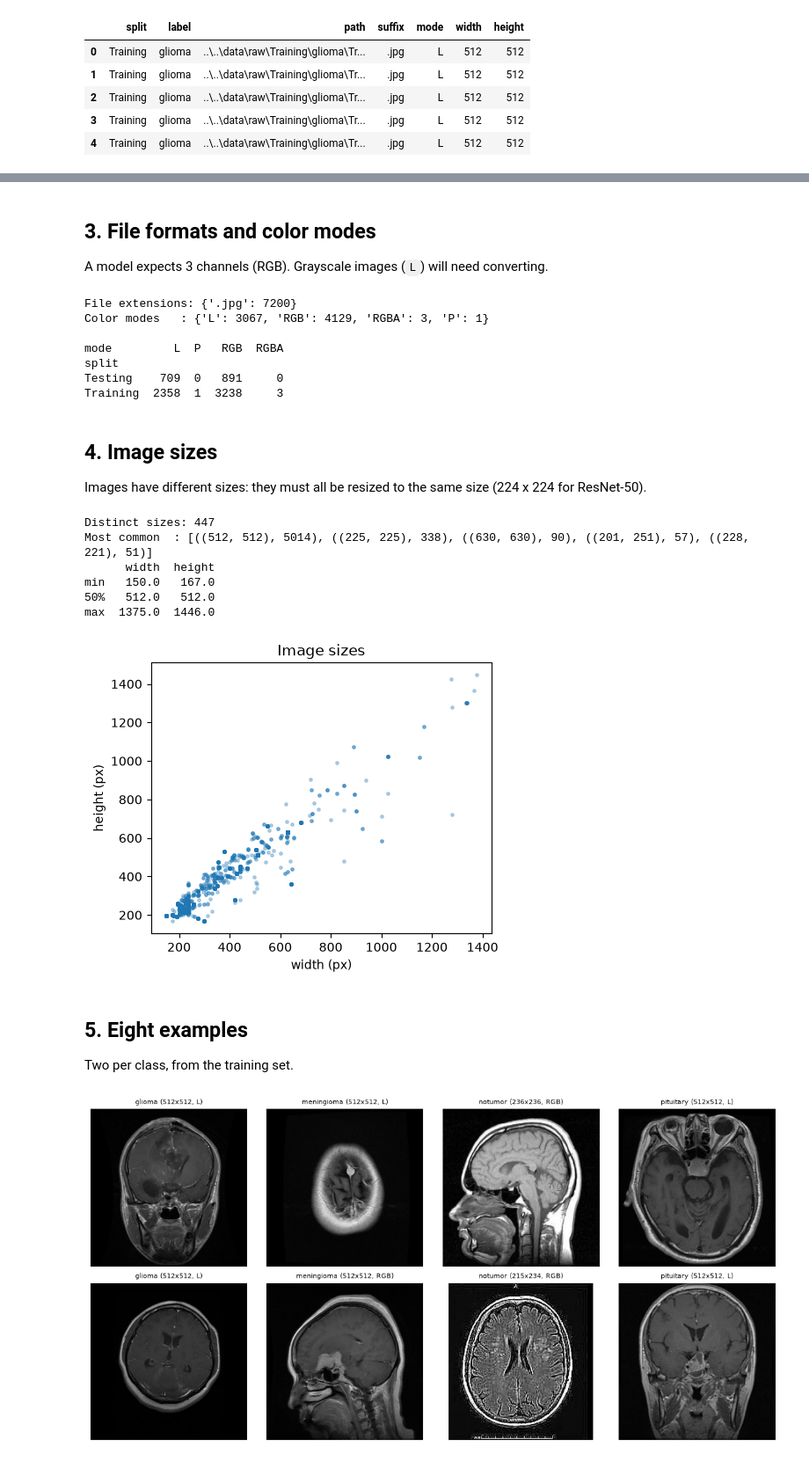
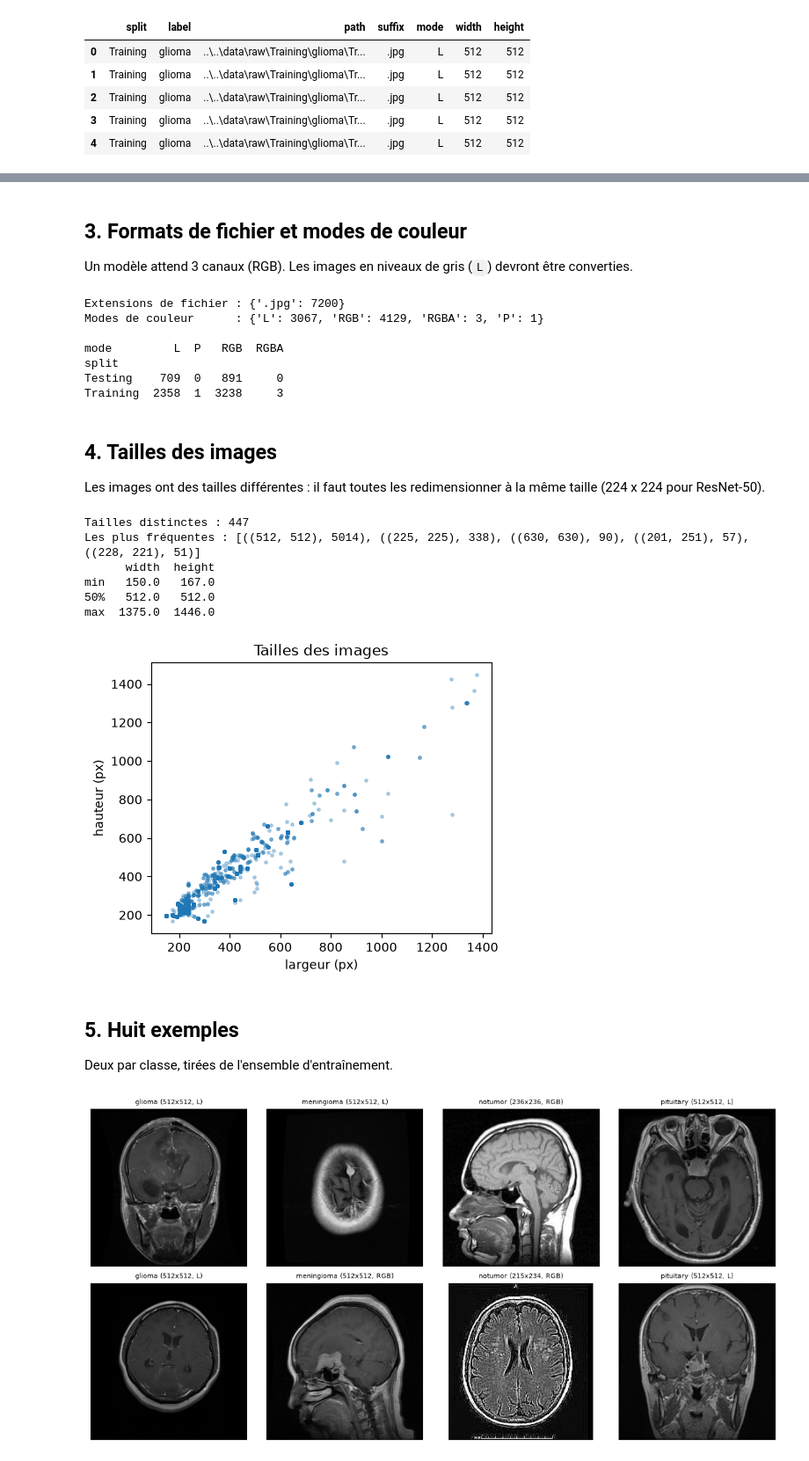
Before and after one commit to david-b59/deep-learning-projects, a Jupyter notebook: brain-tumor-classifier/ml/notebooks/01_exploration.ipynb, the cells around one changed output, grey strips where cells are left out. Shown at 88% size. Drawn from its saved outputs; the diff is of its cells as text; code cells hidden in the pictures.

```diff
--- a/brain-tumor-classifier/ml/notebooks/01_exploration.ipynb
+++ b/brain-tumor-classifier/ml/notebooks/01_exploration.ipynb
@@ -71,45 +71,45 @@ Training    1400        1400     1400       1400   5600
-# %% [markdown]
-## 3. File formats and color modes
-A model expects 3 channels (RGB). Grayscale images (`L`) will need converting.
+# %% [markdown]
+## 3. Formats de fichier et modes de couleur
+Un modèle attend 3 canaux (RGB). Les images en niveaux de gris (`L`) devront être converties.
 # %%
-print("File extensions:", dict(Counter(df["suffix"])))
-print("Color modes   :", dict(Counter(df["mode"])))
+print("Extensions de fichier :", dict(Counter(df["suffix"])))
+print("Modes de couleur      :", dict(Counter(df["mode"])))
 print()
 print(df.groupby(["split", "mode"]).size().unstack(fill_value=0))
 # %% [output]
-File extensions: {'.jpg': 7200}
-Color modes   : {'L': 3067, 'RGB': 4129, 'RGBA': 3, 'P': 1}
+Extensions de fichier : {'.jpg': 7200}
+Modes de couleur      : {'L': 3067, 'RGB': 4129, 'RGBA': 3, 'P': 1}
 
 mode         L  P   RGB  RGBA
 split
 Testing    709  0   891     0
 Training  2358  1  3238     3
-# %% [markdown]
-## 4. Image sizes
-Images have different sizes: they must all be resized to the same size (224 x 224 for ResNet-50).
+# %% [markdown]
+## 4. Tailles des images
+Les images ont des tailles différentes : il faut toutes les redimensionner à la même taille (224 x 224 pour ResNet-50).
 # %%
 sizes = Counter(zip(df["width"], df["height"], strict=True))
-print("Distinct sizes:", len(sizes))
-print("Most common  :", sizes.most_common(5))
+print("Tailles distinctes :", len(sizes))
+print("Les plus fréquentes :", sizes.most_common(5))
 print(df[["width", "height"]].describe().loc[["min", "50%", "max"]])
 
 fig, ax = plt.subplots(figsize=(5, 4))
 ax.scatter(df["width"], df["height"], s=6, alpha=0.3)
-ax.set_xlabel("width (px)")
-ax.set_ylabel("height (px)")
-ax.set_title("Image sizes")
+ax.set_xlabel("largeur (px)")
+ax.set_ylabel("hauteur (px)")
+ax.set_title("Tailles des images")
 plt.show()
 # %% [output]
-Distinct sizes: 447
-Most common  : [((512, 512), 5014), ((225, 225), 338), ((630, 630), 90), ((201, 251), 57), ((228, 221), 51)]
+Tailles distinctes : 447
+Les plus fréquentes : [((512, 512), 5014), ((225, 225), 338), ((630, 630), 90), ((201, 251), 57), ((228, 221), 51)]
       width  height
 min   150.0   167.0
 50%   512.0   512.0
 max  1375.0  1446.0
-[figure, old version]
+[figure, new version]
-# %% [markdown]
-## 5. Eight examples
-Two per class, from the training set.
+# %% [markdown]
+## 5. Huit exemples
+Deux par classe, tirées de l'ensemble d'entraînement.
 # %%
 classes = sorted(df["label"].unique())
 fig, axes = plt.subplots(2, 4, figsize=(12, 6))
```
Also changed, not shown: parts of 12 cells of this notebook, 14 other files.
